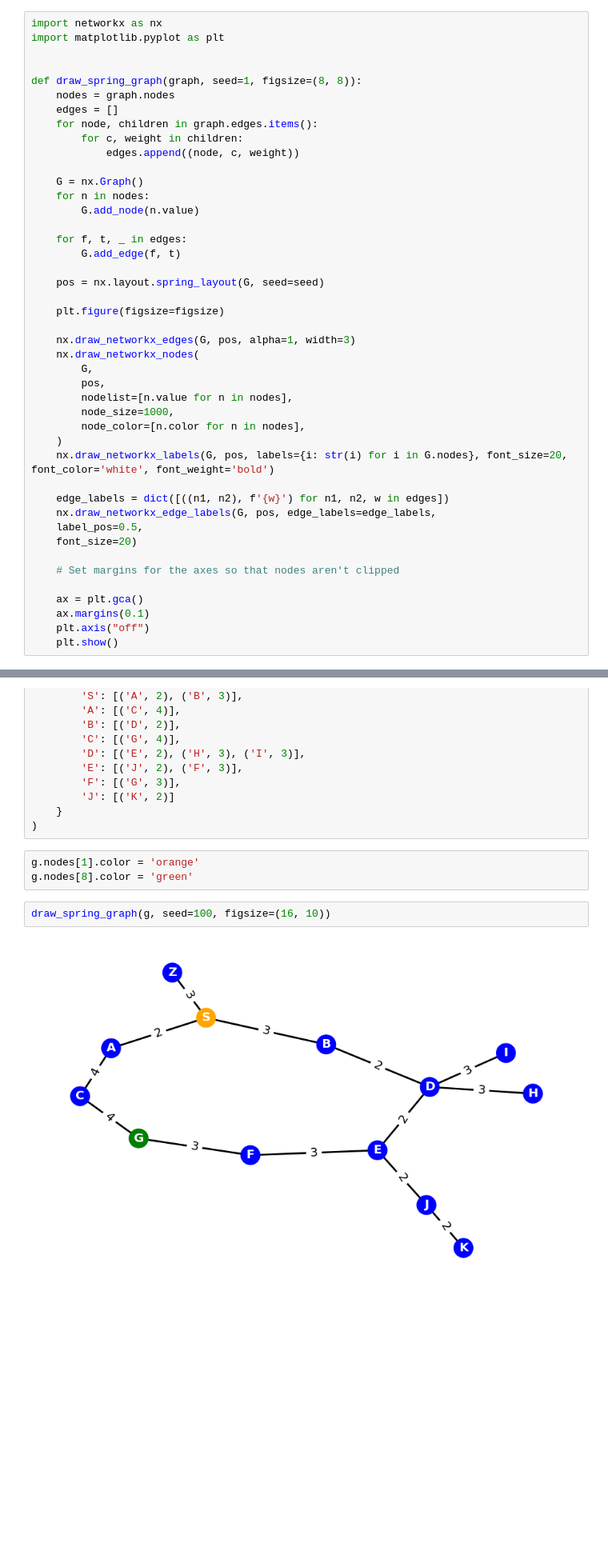
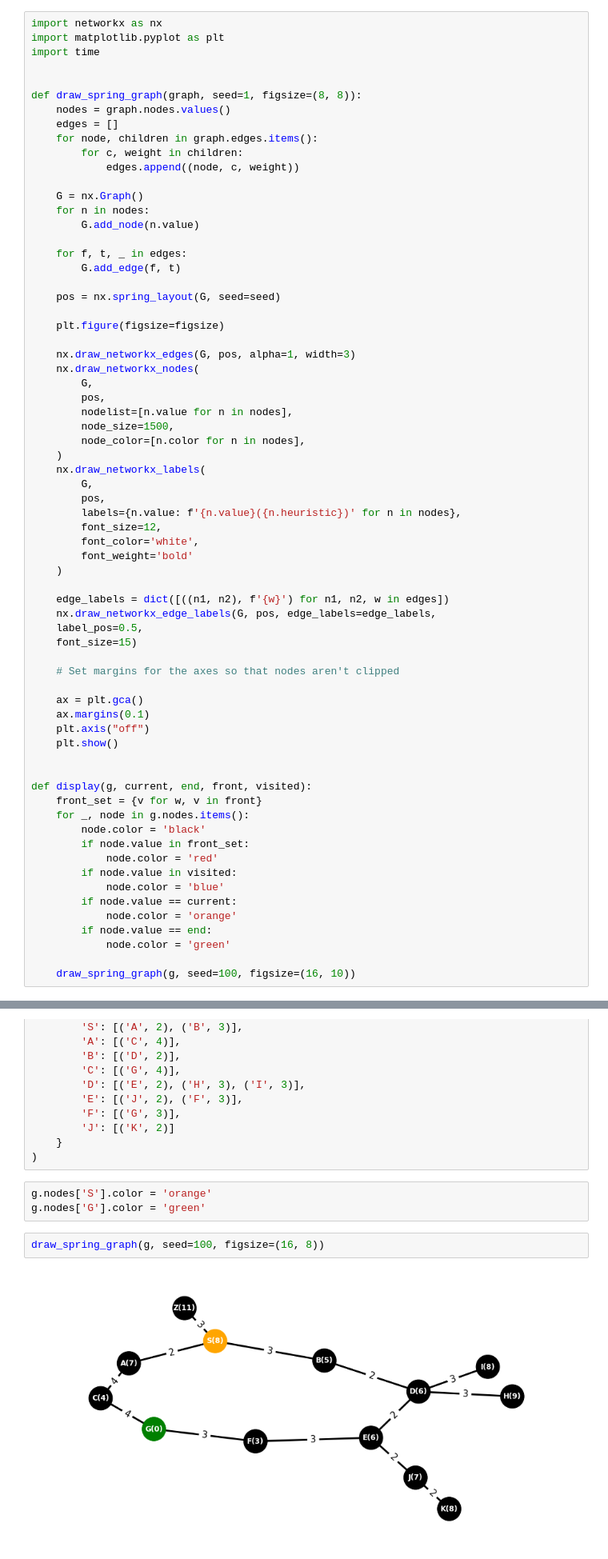
Before and after one commit to ichko/fmi-ai-2122, a Jupyter notebook: week-02.ipynb, the cells around one changed output, grey strips where cells are left out. Shown at 80% size. Cells and saved outputs as stored; diff of their text form; blank space fills up the shorter version.

```diff
--- a/week-02.ipynb
+++ b/week-02.ipynb
@@ -29,10 +53,11 @@ def make_graph(nodes, edges):
 # %%
 import networkx as nx
 import matplotlib.pyplot as plt
+import time
 
 
 def draw_spring_graph(graph, seed=1, figsize=(8, 8)):
-    nodes = graph.nodes
+    nodes = graph.nodes.values()
     edges = []
     for node, children in graph.edges.items():
         for c, weight in children:
@@ -45,7 +70,7 @@ def draw_spring_graph(graph, seed=1, figsize=(8, 8)):
     for f, t, _ in edges:
         G.add_edge(f, t)
 
-    pos = nx.layout.spring_layout(G, seed=seed)
+    pos = nx.spring_layout(G, seed=seed)
 
     plt.figure(figsize=figsize)
 
@@ -54,15 +79,22 @@ def draw_spring_graph(graph, seed=1, figsize=(8, 8)):
         G,
         pos,
         nodelist=[n.value for n in nodes],
-        node_size=1000,
+        node_size=1500,
         node_color=[n.color for n in nodes],
     )
-    nx.draw_networkx_labels(G, pos, labels={i: str(i) for i in G.nodes}, font_size=20, font_color='white', font_weight='bold')
+    nx.draw_networkx_labels(
+        G,
+        pos,
+        labels={n.value: f'{n.value}({n.heuristic})' for n in nodes},
+        font_size=12,
+        font_color='white',
+        font_weight='bold'
+    )
 
     edge_labels = dict([((n1, n2), f'{w}') for n1, n2, w in edges])
     nx.draw_networkx_edge_labels(G, pos, edge_labels=edge_labels,
     label_pos=0.5,
-    font_size=20)
+    font_size=15)
 
     # Set margins for the axes so that nodes aren't clipped
 
@@ -70,6 +102,22 @@ def draw_spring_graph(graph, seed=1, figsize=(8, 8)):
     ax.margins(0.1)
     plt.axis("off")
     plt.show()
+
+
+def display(g, current, end, front, visited):
+    front_set = {v for w, v in front}
+    for _, node in g.nodes.items():
+        node.color = 'black'
+        if node.value in front_set:
+            node.color = 'red'
+        if node.value in visited:
+            node.color = 'blue'
+        if node.value == current:
+            node.color = 'orange'
+        if node.value == end:
+            node.color = 'green'
+
+    draw_spring_graph(g, seed=100, figsize=(16, 10))
 # %% [markdown]
 ## Examples
 # %%
@@ -90,9 +138,9 @@ g = make_graph(
     }
 )
 # %%
-g.nodes[1].color = 'orange'
-g.nodes[8].color = 'green'
+g.nodes['S'].color = 'orange'
+g.nodes['G'].color = 'green'
 # %%
-draw_spring_graph(g, seed=100, figsize=(16, 10))
+draw_spring_graph(g, seed=100, figsize=(16, 8))
 # %% [output]
-[figure, old version]
+[figure, new version]
```
Also changed, not shown: parts of 34 cells of this notebook, 1 other file.
